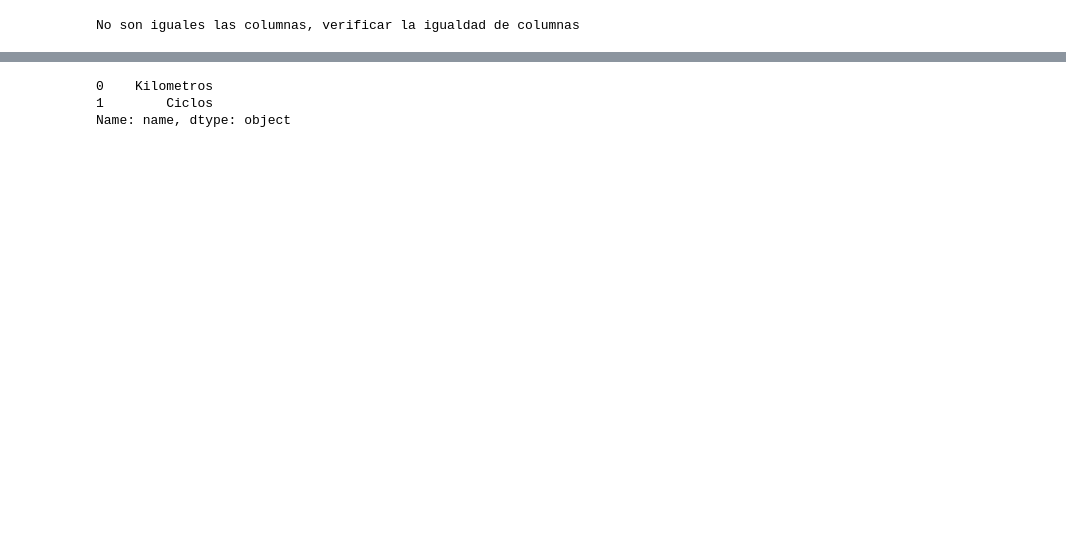
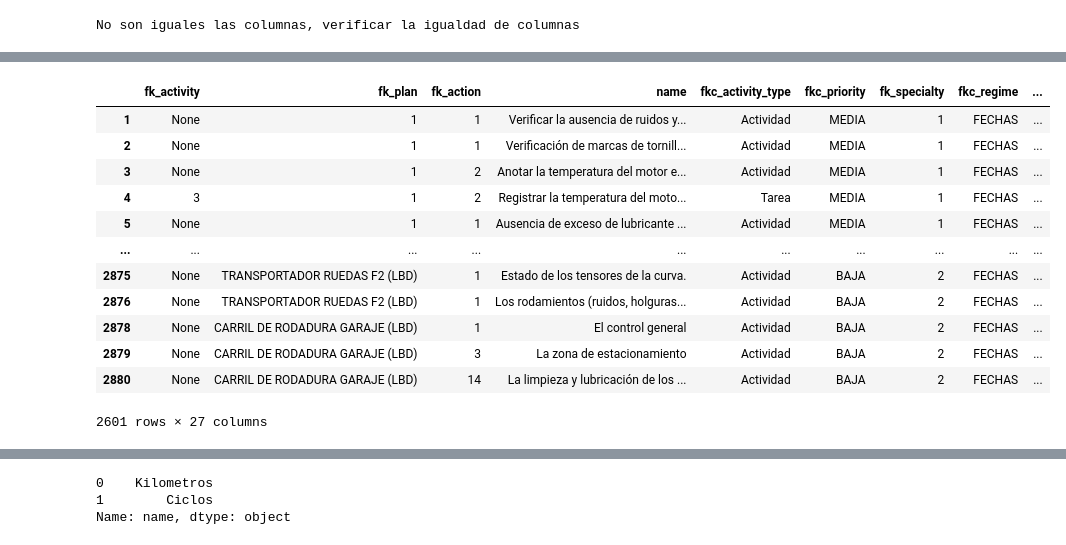
Before and after one commit to raulink/datascience_etcmt, a Jupyter notebook: notebooks/1.script.ipynb, the cells around one changed output, grey strips where cells are left out. Cells and saved outputs as stored; diff of their text form; code cells hidden in the pictures; blank space fills up the shorter version.

```diff
--- a/notebooks/1.script.ipynb
+++ b/notebooks/1.script.ipynb
@@ -98,9 +98,9 @@ class GoogleSheetProcessor:
         }
 
         self.regimen = {
-            "D": 'dia(s)', "S": 'semana(s)', "M": 'semana(s)', "MC": 'mes(es)', "2M": 'mes(es)', "T": 'mes(es)',
-            "4M": 'mes(es)', "SE": 'mes(es)', "8M": 'mes(es)', "A": 'año(s)', "1.5A": 'mes(es)', "2A": 'año(s)',
-            "3A": 'año(s)', "4A": 'año(s)', "5A": 'año(s)', "6A": 'año(s)', "8A": 'año(s)', "10A": 'año(s)',
+            "D": 'dia', "S": 'semana', "M": 'semana', "MC": 'mes', "2M": 'mes', "T": 'mes',
+            "4M": 'mes', "SE": 'mes', "8M": 'mes', "A": 'año', "1.5A": 'mes', "2A": 'año',
+            "3A": 'año', "4A": 'año', "5A": 'año', "6A": 'año', "8A": 'año', "10A": 'año',
             "1000": 'horas', "6000": 'horas', "22500": 'horas', "40000": 'horas', "55000": 'horas'
         }
 
@@ -236,6 +236,8 @@ class GoogleSheetProcessor:
         #df = df_raw.copy(deep=True)
         filtered_data = df[(df['fkc_activity_type'] == 'Actividad') | (df['fkc_activity_type'] == 'Tarea')]
 
+
+
         # Add fk_activity column
         filtered_data['fk_activity'] = None
 
@@ -251,6 +253,16 @@ class GoogleSheetProcessor:
         filtered_data['fk_plan']= filtered_data['fk_plan'].apply(lambda x: self.buscarIndice(df_plan,x))
         filtered_data['fk_action']= filtered_data['fk_action'].apply(lambda x: self.buscarIndice(df_action,x))
         filtered_data['fk_specialty']= filtered_data['fk_specialty'].apply(lambda x: self.buscarIndice(df_speciality,x))
+        valores_lecturas=['horas','ciclos']
+        # Discriminar si las lecturas son horas o ciclos colocar FECHAS O LECTURAS
+        filtered_data['fkc_regime'] = filtered_data['fk_periodicity_unit'].apply(lambda x: 'LECTURAS' if x in valores_lecturas else 'FECHAS')
+        # Filtrar y aplicar los cambios correspondientes, mover los valores a las columnas de uso
+        filtered_data.loc[filtered_data['fk_periodicity_unit'].isin(valores_lecturas), 'usage_interval_value'] = filtered_data['time_interval_value']
+        filtered_data.loc[filtered_data['fk_periodicity_unit'].isin(valores_lecturas), 'fk_usage_unit'] = filtered_data['fk_periodicity_unit']
+
+        # Colocar los valores en las columnas timer_interva_value y fk_periodicity_unit en nulo
+        filtered_data.loc[filtered_data['fk_periodicity_unit'].isin(valores_lecturas), 'time_interval_value'] = pd.NA
+        filtered_data.loc[filtered_data['fk_periodicity_unit'].isin(valores_lecturas), 'fk_periodicity_unit'] = pd.NA
 
         return df_plan, df_action, df_speciality, filtered_data
 
@@ -407,16 +290,3 @@ button2.on_click(lambda _: print("Boton 2 accionado"))
-# %%
-
-# Bloque de variables
-descargar = False
-url_alta_demanda ="https://docs.google.com/spreadsheets/d/1oUHkuKpHtuhMirNW6SvAQ4A0ns5PZs71iZ_WFXZHNn8/edit?gid=1199302294"
-archivo_ad = "input/pad_actividades.csv"
-url_baja_demanda = "https://docs.google.com/spreadsheets/d/1yOaSeqRBr1FW6tvFMi_Y-s4011cKBoyiWU5dTMlujrU/edit?gid=1199302294"
-archivo_bd = "input/pbd_actividades.csv"
-filename_actividades = "input/mix_plan_actividades.csv"
-
-valores = {"D": 1,"S": 1,"2S": 2,"M": 5,"MC": 1,"2M": 2,"T": 3,"SE": 6,"8M": 8,"A": 1,"1.5A": 18,"2A": 2,"3A": 3,"4A": 4,"5A": 5,"6A": 6,"8A": 8,"10A": 10,"1000": 1000,"1300": 1300,"1800": 1800,"6000": 6000,"22500": 6000,"40000": 40000,"55000": 55000,"55000C": 55000}
-
-regimen = {"D": 'dia(s)',"S": 'semana(s)',"2S": 'semana(s)',"M": 'semana(s)',"MC": 'mes(es)',"2M": 'mes(es)',"T": 'mes(es)',"SE": 'mes(es)',"8M": 'mes(es)',"A": 'año(s)',"1.5A": 'mes(es)',"2A": 'año(s)',"3A": 'año(s)',"4A": 'año(s)',"5A": 'año(s)',"6A": 'año(s)',"8A": 'año(s)',"10A": 'año(s)',"1000": 'horas',"1300": 'horas',"1800": 'horas',"6000": 'horas',"22500": 'horas',"40000": 'horas',"55000": 'horas',"55000C": 'ciclos'}
 # %%
 # Combinacion de dataframes
 gs1 = GoogleSheetProcessor(url_alta_demanda)
@@ -739,0 +701,3 @@ Name: name, dtype: object
+# %%
+# Colocar el fk de la tabla de unidades de periodicidad
+df_activities['fk_periodicity_unit'] = df_activities['fk_periodicity_unit'].apply(lambda x: buscarIndice(df_periodicities,x,columna_busqueda='name'))
@@ -739,0 +731,17 @@ Name: name, dtype: object
+# %%
+df_activities = format_dataframe(df_activities,'activities')
+df_activities
+# %% [output]
+|  | fk_activity | fk_plan | fk_action | name | fkc_activity_type | fkc_priority | fk_specialty | fkc_regime | ... |
+| 1 | None | 1 | 1 | Verificar la ausencia de ruidos y... | Actividad | MEDIA | 1 | FECHAS | ... |
+| 2 | None | 1 | 1 | Verificación de marcas de tornill... | Actividad | MEDIA | 1 | FECHAS | ... |
+| 3 | None | 1 | 2 | Anotar la temperatura del motor e... | Actividad | MEDIA | 1 | FECHAS | ... |
+| 4 | 3 | 1 | 2 | Registrar la temperatura del moto... | Tarea | MEDIA | 1 | FECHAS | ... |
+| 5 | None | 1 | 1 | Ausencia de exceso de lubricante ... | Actividad | MEDIA | 1 | FECHAS | ... |
+| ... | ... | ... | ... | ... | ... | ... | ... | ... | ... |
+| 2875 | None | TRANSPORTADOR RUEDAS F2 (LBD) | 1 | Estado de los tensores de la curva. | Actividad | BAJA | 2 | FECHAS | ... |
+| 2876 | None | TRANSPORTADOR RUEDAS F2 (LBD) | 1 | Los rodamientos (ruidos, holguras... | Actividad | BAJA | 2 | FECHAS | ... |
+| 2878 | None | CARRIL DE RODADURA GARAJE (LBD) | 1 | El control general | Actividad | BAJA | 2 | FECHAS | ... |
+| 2879 | None | CARRIL DE RODADURA GARAJE (LBD) | 3 | La zona de estacionamiento | Actividad | BAJA | 2 | FECHAS | ... |
+| 2880 | None | CARRIL DE RODADURA GARAJE (LBD) | 14 | La limpieza y lubricación de los ... | Actividad | BAJA | 2 | FECHAS | ... |
+2601 rows × 27 columns
```
Also changed, not shown: parts of 50 cells of this notebook.
